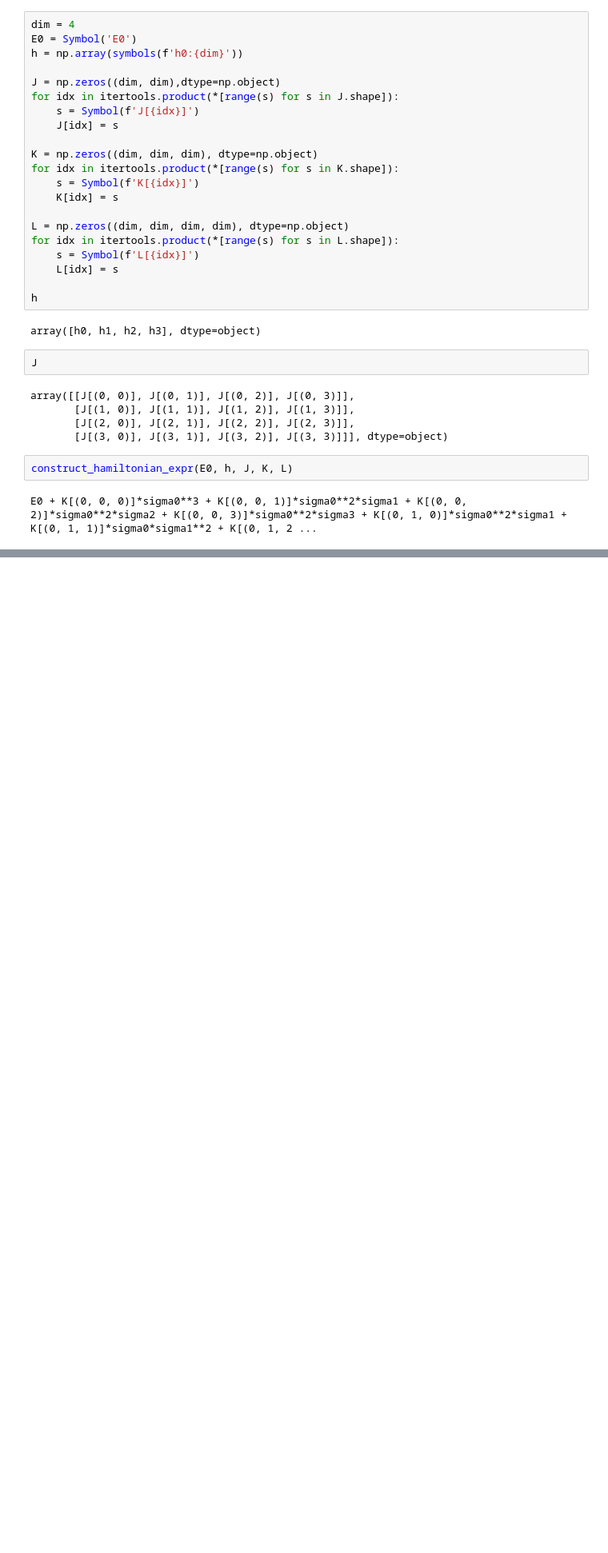
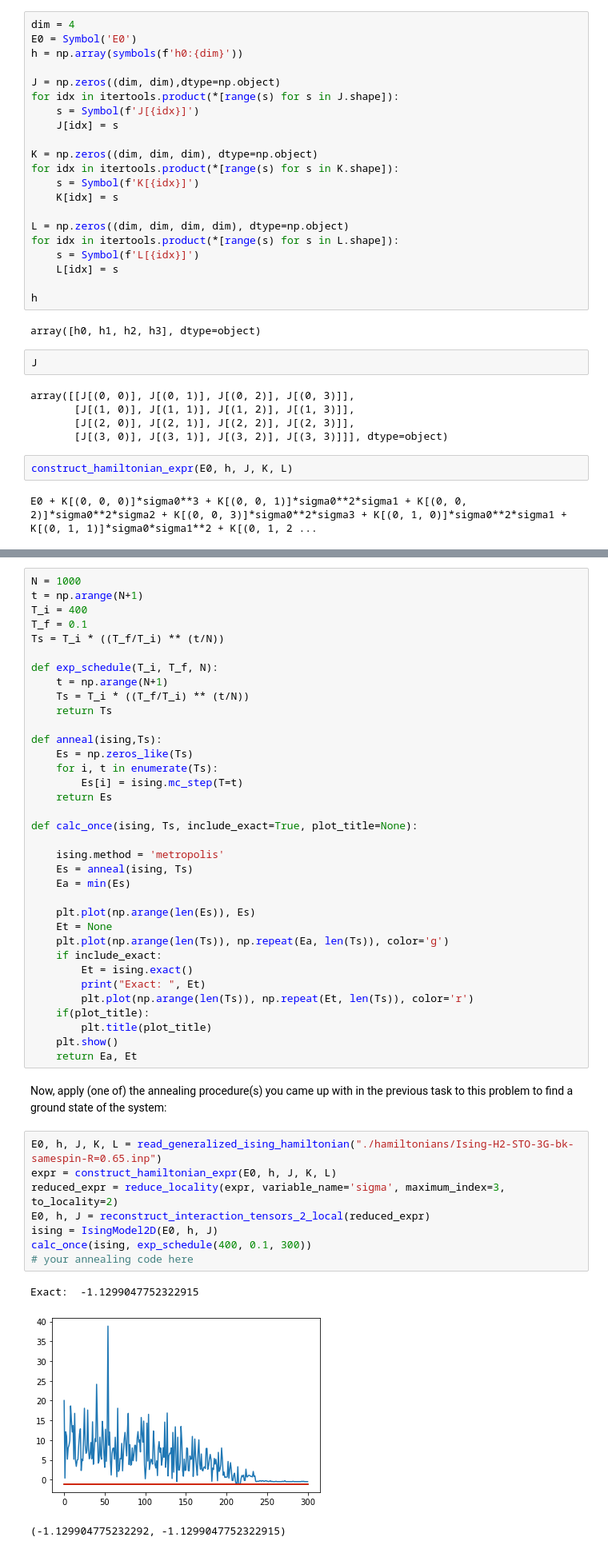
Before and after one commit to shukob/CohortProject_2020, a Jupyter notebook: Project_4_Ising_Annealer/Challenge.ipynb, the cells around one changed output, grey strips where cells are left out. Shown at 80% size. Drawn from its saved outputs; the diff is of its cells as text; blank space fills up the shorter version.

Commit message:
Progress on 2-local

```diff
--- a/Project_4_Ising_Annealer/Challenge.ipynb
+++ b/Project_4_Ising_Annealer/Challenge.ipynb
@@ -251,0 +267,49 @@ E0 + K[(0, 0, 0)]*sigma0**3 + K[(0, 0, 1)]*sigma0**2*sigma1 + K[(0, 0, 2)]*sigma
+# %%
+N = 1000
+t = np.arange(N+1)
+T_i = 400
+T_f = 0.1
+Ts = T_i * ((T_f/T_i) ** (t/N))
+
+def exp_schedule(T_i, T_f, N):
+    t = np.arange(N+1)
+    Ts = T_i * ((T_f/T_i) ** (t/N))
+    return Ts
+
+def anneal(ising,Ts):
+    Es = np.zeros_like(Ts)
+    for i, t in enumerate(Ts):
+        Es[i] = ising.mc_step(T=t)
+    return Es
+
+def calc_once(ising, Ts, include_exact=True, plot_title=None):
+
+    ising.method = 'metropolis'
+    Es = anneal(ising, Ts)
+    Ea = min(Es)
+
+    plt.plot(np.arange(len(Es)), Es)
+    Et = None
+    plt.plot(np.arange(len(Ts)), np.repeat(Ea, len(Ts)), color='g')
+    if include_exact:
+        Et = ising.exact()
+        print("Exact: ", Et)
+        plt.plot(np.arange(len(Ts)), np.repeat(Et, len(Ts)), color='r')
+    if(plot_title):
+        plt.title(plot_title)
+    plt.show()
+    return Ea, Et
+# %% [markdown]
+Now, apply (one of) the annealing procedure(s) you came up with in the previous task to this problem to find a ground state of the system:
+# %%
+E0, h, J, K, L = read_generalized_ising_hamiltonian("./hamiltonians/Ising-H2-STO-3G-bk-samespin-R=0.65.inp")
+expr = construct_hamiltonian_expr(E0, h, J, K, L)
+reduced_expr = reduce_locality(expr, variable_name='sigma', maximum_index=3, to_locality=2)
+E0, h, J = reconstruct_interaction_tensors_2_local(reduced_expr)
+ising = IsingModel2D(E0, h, J)
+calc_once(ising, exp_schedule(400, 0.1, 300))
+# your annealing code here
+# %% [output]
+Exact:  -1.1299047752322915
+[figure, added]
+(-1.129904775232292, -1.1299047752322915)
```
Also changed, not shown: parts of 11 cells of this notebook.
